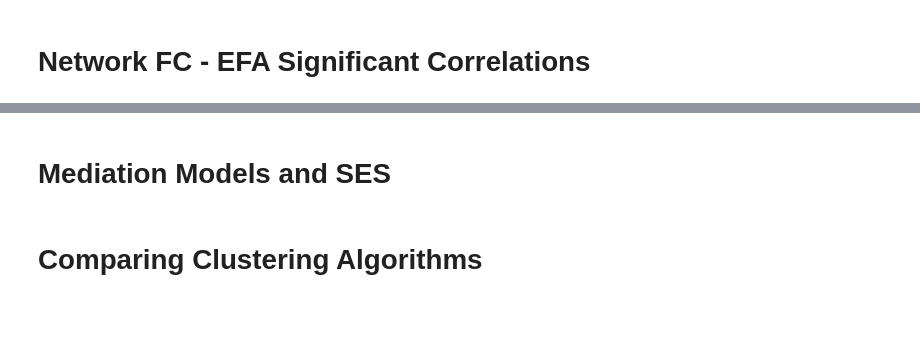
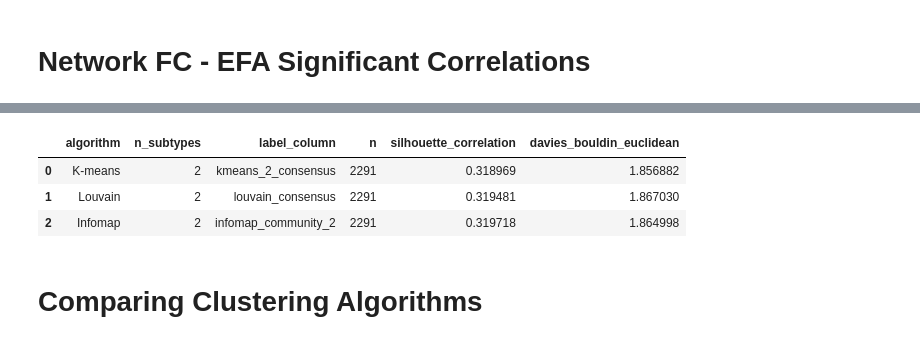
Before and after one commit to Greene-Lab/pMTG, a Jupyter notebook: brain_behavior_with_inr_residualization.ipynb, the cells around one changed output, grey strips where cells are left out. Saved outputs shown, nothing was run; the diff lists cells and outputs as text; code cells hidden in the pictures; blank space fills up the shorter version.

```diff
--- a/brain_behavior_with_inr_residualization.ipynb
+++ b/brain_behavior_with_inr_residualization.ipynb
@@ -1113,10 +828,72 @@ if len(cognitive_efa_measures) >= 2:
 # %%
 # Count subtype sizes for each clustering solution used in the paper figures.
 kmeans_group_counts = df['kmeans_2_consensus'].value_counts()
+print(f'K-means subtype sample: n={kmeans_group_counts.sum():,}')
 print(kmeans_group_counts)
 
 louvain_group_counts = df['louvain_consensus'].value_counts()
+print(f'Louvain subtype sample: n={louvain_group_counts.sum():,}')
 print(louvain_group_counts)
 
 infomap_group_counts = df['infomap_community_2'].value_counts()
+print(f'Infomap subtype sample: n={infomap_group_counts.sum():,}')
 print(infomap_group_counts)
+
+# Recalculate internal validation metrics for the final two-subtype
+# K-means, Louvain, and Infomap solutions using this notebook's residualized FC profiles.
+cluster_validation_solutions = [
+    ('K-means', 2, 'kmeans_2_consensus'),
+    ('Louvain', 2, 'louvain_consensus'),
+    ('Infomap', 2, 'infomap_community_2'),
+]
+cluster_validation_label_cols = [column for _, _, column in cluster_validation_solutions]
+missing_cluster_validation_cols = [
+    column for column in cluster_validation_label_cols if column not in df.columns
+]
+
+cluster_validation_rows = []
+if missing_cluster_validation_cols:
+    print('Cannot calculate all clustering metrics; missing labels:', missing_cluster_validation_cols)
+else:
+    cluster_validation_complete = df[
+        [*analysis_fc_cols, *cluster_validation_label_cols]
+    ].notna().all(axis=1)
+    cluster_validation_X = df.loc[
+        cluster_validation_complete, analysis_fc_cols
+    ].to_numpy(dtype=float)
+    correlation_distances = pairwise_distances(cluster_validation_X, metric='correlation')
+
+    print()
+    print(
+        f'Clustering validation sample: '
+        f'{cluster_validation_complete.sum():,} of {len(df):,}'
+    )
+
+    for algorithm, requested_subtypes, label_col in cluster_validation_solutions:
+        labels = df.loc[cluster_validation_complete, label_col].to_numpy()
+        observed_subtypes = np.unique(labels).size
+        if observed_subtypes != requested_subtypes:
+            print(
+                f'Skipping {algorithm} {requested_subtypes}-subtype solution: '
+                f'{label_col} contains {observed_subtypes} observed labels.'
+            )
+            continue
+
+        silhouette = silhouette_score(correlation_distances, labels, metric='precomputed')
+        dbi = davies_bouldin_score(cluster_validation_X, labels)
+        cluster_validation_rows.append({
+            'algorithm': algorithm,
+            'n_subtypes': requested_subtypes,
+            'label_column': label_col,
+            'n': len(labels),
+            'silhouette_correlation': silhouette,
+            'davies_bouldin_euclidean': dbi,
+        })
+        print(
+            f'{algorithm} {requested_subtypes}-subtype solution ({label_col}): '
+            f'n={len(labels):,}, silhouette={silhouette:.4f}, DBI={dbi:.4f}'
+        )
+
+cluster_validation_df = pd.DataFrame(cluster_validation_rows)
+display(cluster_validation_df)
+# %% [output]
@@ -1123,2 +920,4 @@ print(infomap_group_counts)
+|  | algorithm | n_subtypes | label_column | n | silhouette_correlation | davies_bouldin_euclidean |
+| 0 | K-means | 2 | kmeans_2_consensus | 2291 | 0.318969 | 1.856882 |
+| 1 | Louvain | 2 | louvain_consensus | 2291 | 0.319481 | 1.867030 |
+| 2 | Infomap | 2 | infomap_community_2 | 2291 | 0.319718 | 1.864998 |
-# %% [markdown]
-# Mediation Models and SES
```
Also changed, not shown: parts of 23 cells of this notebook, 3 other files.
